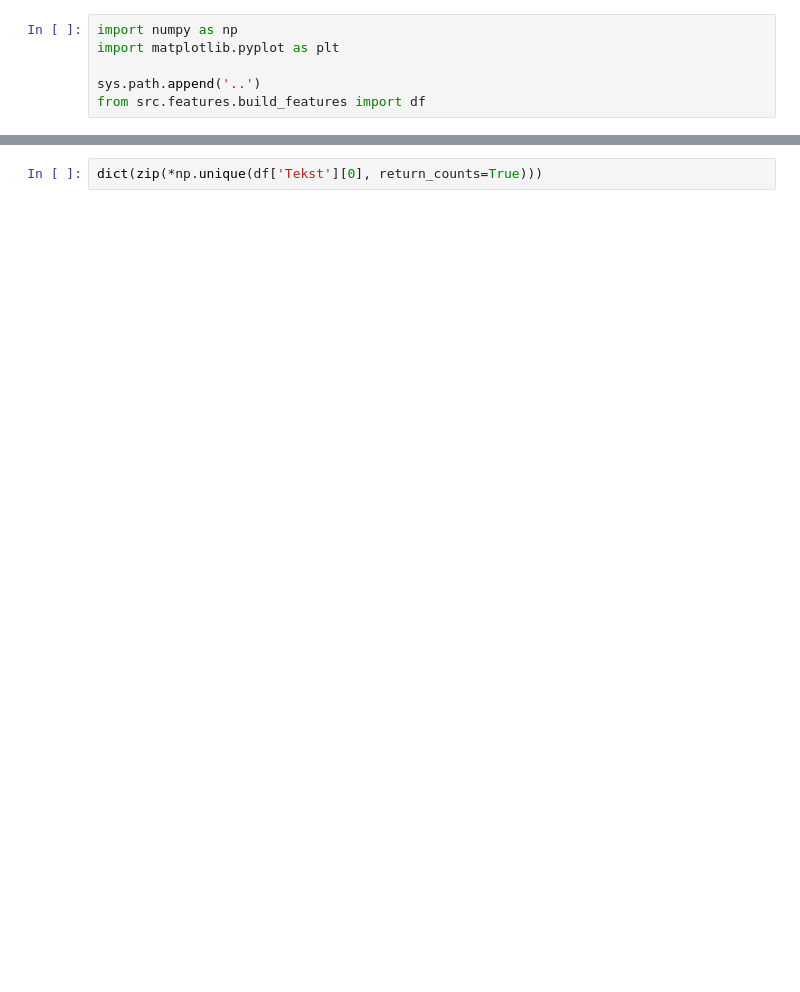
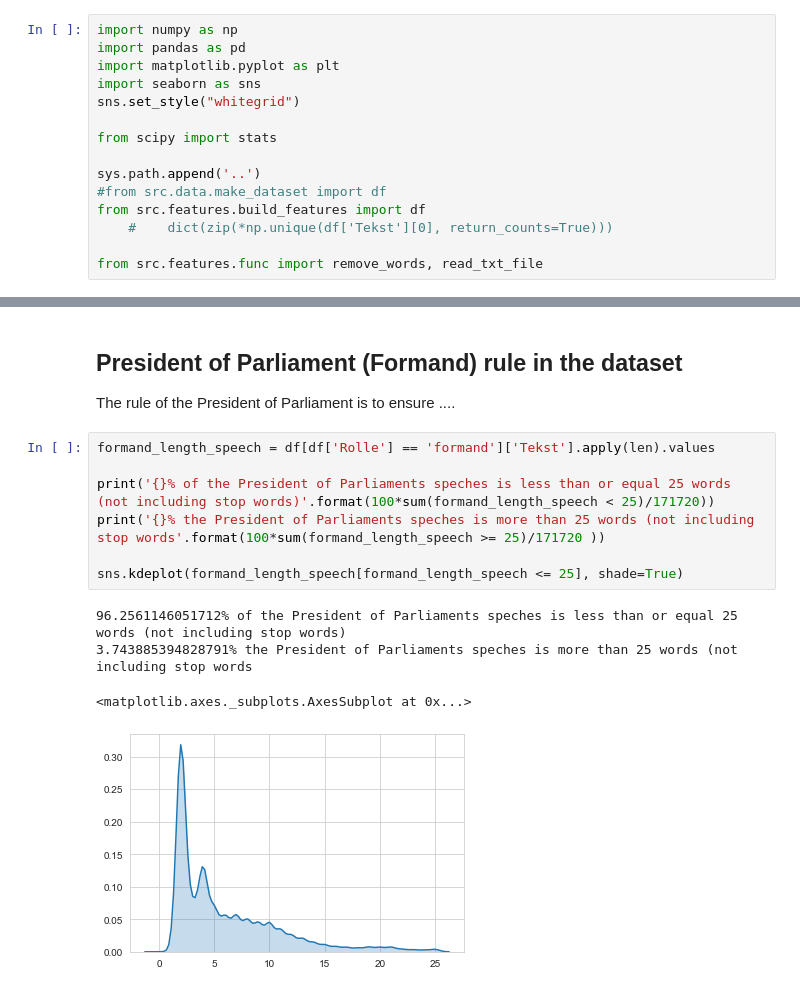
Before and after one commit to MikkelGroenning/MBML_project, a Jupyter notebook: notebook/test_import.ipynb, the cells around one changed output, grey strips where cells are left out. Drawn from its saved outputs; the diff is of its cells as text; blank space fills up the shorter version.

Commit message:
Data reduction

```diff
--- a/notebook/test_import.ipynb
+++ b/notebook/test_import.ipynb
@@ -1,7 +1,16 @@
 # %%
 import numpy as np
+import pandas as pd
 import matplotlib.pyplot as plt
+import seaborn as sns
+sns.set_style("whitegrid")
+
+from scipy import stats
 
 sys.path.append('..')
+#from src.data.make_dataset import df
 from src.features.build_features import df
+    #    dict(zip(*np.unique(df['Tekst'][0], return_counts=True)))
+
+from src.features.func import remove_words, read_txt_file
 # %%
@@ -23,2 +26,15 @@ df
-# %%
-dict(zip(*np.unique(df['Tekst'][0], return_counts=True)))
+# %% [markdown]
+## President of Parliament (Formand) rule in the dataset
+The rule of the President of Parliament is to ensure ....
+# %%
+formand_length_speech = df[df['Rolle'] == 'formand']['Tekst'].apply(len).values
+
+print('{}% of the President of Parliaments speches is less than or equal 25 words (not including stop words)'.format(100*sum(formand_length_speech < 25)/171720))
+print('{}% the President of Parliaments speches is more than 25 words (not including stop words'.format(100*sum(formand_length_speech >= 25)/171720 ))
+
+sns.kdeplot(formand_length_speech[formand_length_speech <= 25], shade=True)
+# %% [output]
+96.2561146051712% of the President of Parliaments speches is less than or equal 25 words (not including stop words)
+3.743885394828791% the President of Parliaments speches is more than 25 words (not including stop words
+<matplotlib.axes._subplots.AxesSubplot at 0x...>
+[figure, added]
```
Also changed, not shown: parts of 7 cells of this notebook, 5 other files.
